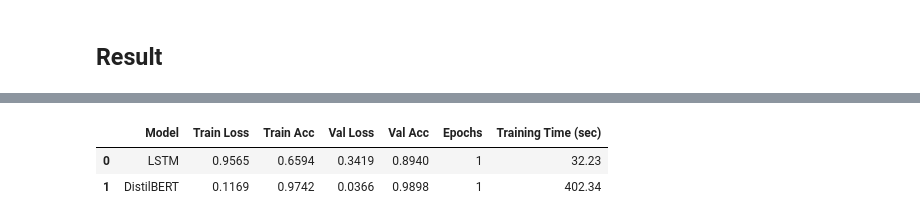
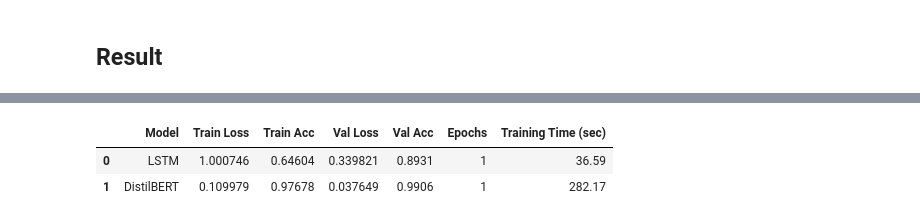
Before and after one commit to phamtranminhtri/deep_learning_assignment, a Jupyter notebook: source/assignment_1/text/text.ipynb, the cells around one changed output, grey strips where cells are left out. Cells and saved outputs as stored; diff of their text form; code cells hidden in the pictures.

Commit message:
table result

```diff
--- a/source/assignment_1/text/text.ipynb
+++ b/source/assignment_1/text/text.ipynb
@@ -313,28 +313,31 @@ def run_experiment(model, is_bert=False, epochs=1):
     history = {"train_loss": [], "train_acc": [], "val_loss": [], "val_acc": []}
 
     print(f"Training {'DistilBERT' if is_bert else 'LSTM'}...")
+    total_time = 0
     for epoch in range(epochs):
         start = time.time()
         train_loss, train_acc = train_model(model, train_loader, optimizer, criterion, device, is_bert)
         val_loss, val_acc = eval_model(model, test_loader, criterion, device, is_bert)
-        print(f"Epoch {epoch+1} | Time: {time.time()-start:.2f}s | Train Loss: {train_loss:.4f} Acc: {train_acc:.4f} | Val Loss: {val_loss:.4f} Acc: {val_acc:.4f}")
+        epoch_time = time.time() - start
+        total_time += epoch_time
+        print(f"Epoch {epoch+1} | Time: {epoch_time:.2f}s | Train Loss: {train_loss:.4f} Acc: {train_acc:.4f} | Val Loss: {val_loss:.4f} Acc: {val_acc:.4f}")
 
         history["train_loss"].append(train_loss)
         history["train_acc"].append(train_acc)
         history["val_loss"].append(val_loss)
         history["val_acc"].append(val_acc)
 
-    return history
+    return history, total_time
 # %%
 # --- Execute Training ---
 # Increased to 3 epochs to be able to see the training curve
-epochs_to_run = 3
+epochs_to_run = 1
 
 print("--- Starting LSTM Training ---")
-lstm_history = run_experiment(lstm_model, is_bert=False, epochs=epochs_to_run)
+lstm_history, lstm_time = run_experiment(lstm_model, is_bert=False, epochs=epochs_to_run)
 
 print("\n--- Starting DistilBERT Training ---")
-distilbert_history = run_experiment(distilbert_model, is_bert=True, epochs=epochs_to_run)
+distilbert_history, distilbert_time = run_experiment(distilbert_model, is_bert=True, epochs=epochs_to_run)
 # %% [output]
 --- Starting LSTM Training ---
 Training LSTM...
@@ -385,16 +384,16 @@ plot_history(distilbert_history, "DistilBERT")
 # %%
 # --- Comparison ---
 results = pd.DataFrame({
     "Model": ["LSTM", "DistilBERT"],
-    "Train Loss": [0.9565, 0.1169],
-    "Train Acc": [0.6594, 0.9742],
-    "Val Loss": [0.3419, 0.0366],
-    "Val Acc": [0.8940, 0.9898],
-    "Epochs": [1, 1],
-    "Training Time (sec)": [32.23, 402.34]
+    "Train Loss": [lstm_history["train_loss"][-1], distilbert_history["train_loss"][-1]],
+    "Train Acc": [lstm_history["train_acc"][-1], distilbert_history["train_acc"][-1]],
+    "Val Loss": [lstm_history["val_loss"][-1], distilbert_history["val_loss"][-1]],
+    "Val Acc": [lstm_history["val_acc"][-1], distilbert_history["val_acc"][-1]],
+    "Epochs": [epochs_to_run, epochs_to_run],
+    "Training Time (sec)": [round(lstm_time, 2), round(distilbert_time, 2)]
 })
 results
 # %% [output]
 |  | Model | Train Loss | Train Acc | Val Loss | Val Acc | Epochs | Training Time (sec) |
-| 0 | LSTM | 0.9565 | 0.6594 | 0.3419 | 0.8940 | 1 | 32.23 |
-| 1 | DistilBERT | 0.1169 | 0.9742 | 0.0366 | 0.9898 | 1 | 402.34 |
+| 0 | LSTM | 1.000746 | 0.64604 | 0.339821 | 0.8931 | 1 | 36.59 |
+| 1 | DistilBERT | 0.109979 | 0.97678 | 0.037649 | 0.9906 | 1 | 282.17 |
```
Also changed, not shown: parts of 6 cells of this notebook.
